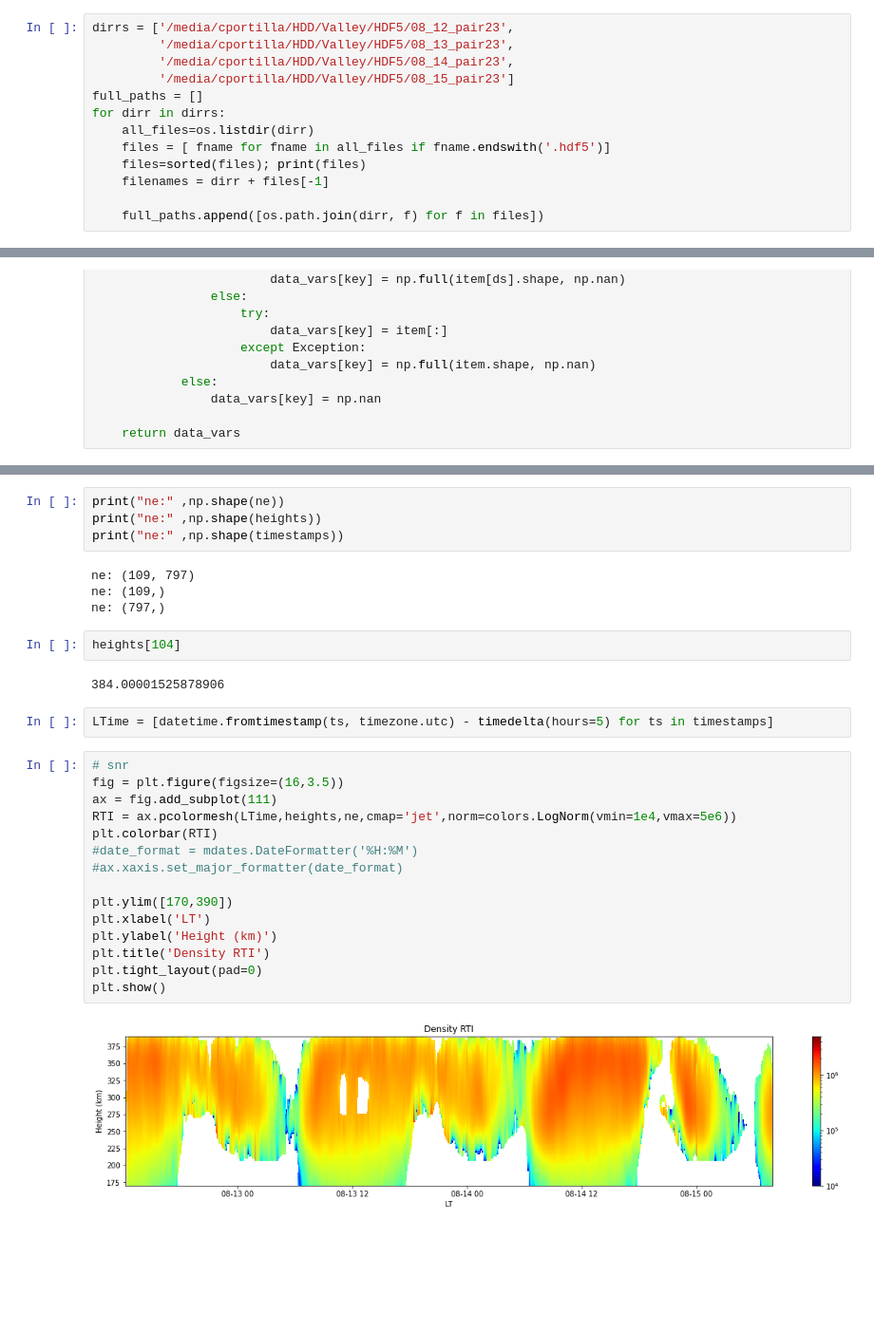
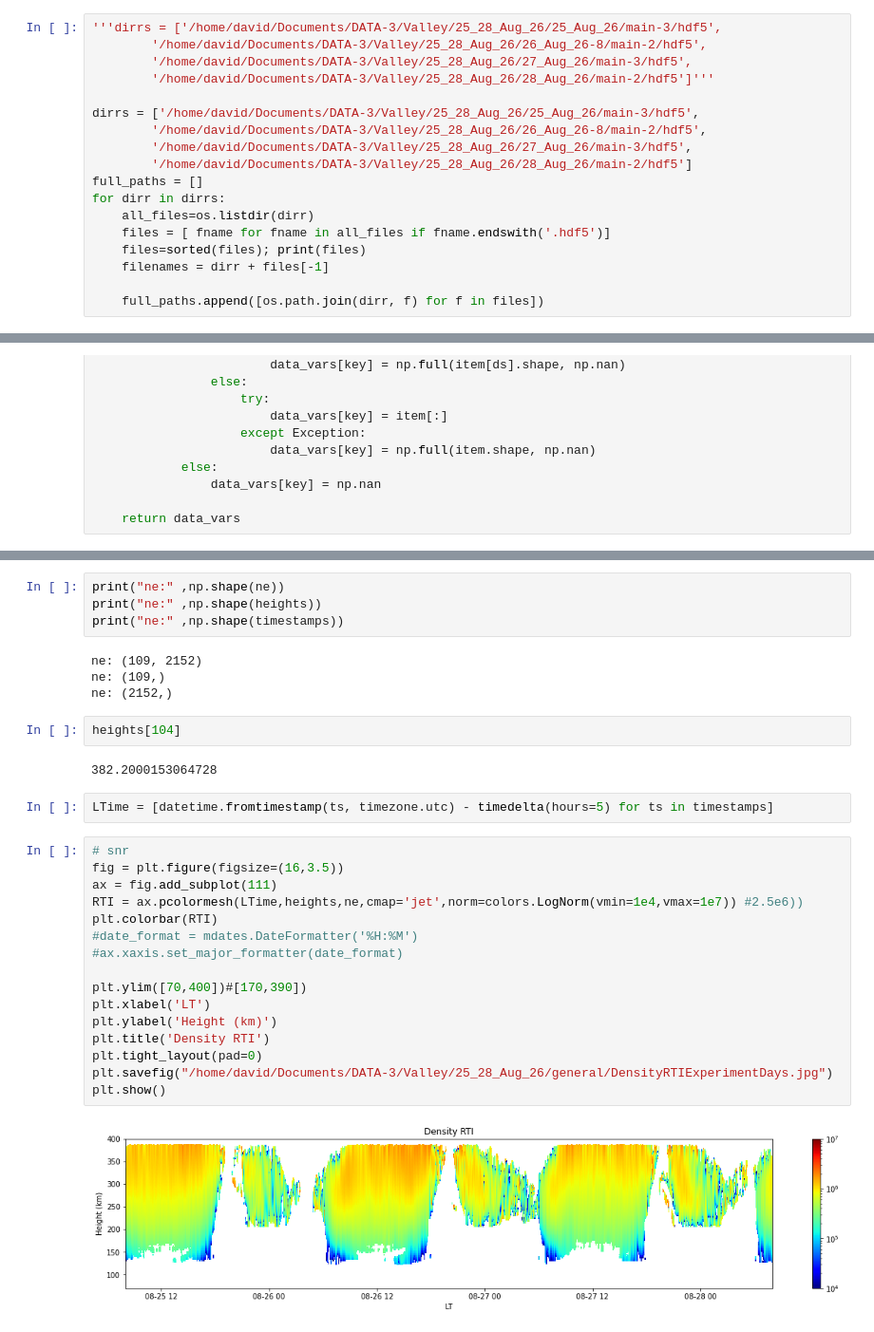
Before and after one commit to Chrispl02/Valley-Proc, a Jupyter notebook: Valley_Fullcampaign.ipynb, the cells around one changed output, grey strips where cells are left out. Shown at 95% size. Saved outputs shown, nothing was run; the diff lists cells and outputs as text; blank space fills up the shorter version.

Commit message:
New some changes in Valley Proc

```diff
--- a/Valley_Fullcampaign.ipynb
+++ b/Valley_Fullcampaign.ipynb
@@ -11,10 +11,15 @@ import matplotlib.pyplot as plt
 import matplotlib.colors as colors
 import matplotlib.dates as mdates
 # %%
-dirrs = ['/media/cportilla/HDD/Valley/HDF5/08_12_pair23',
-         '/media/cportilla/HDD/Valley/HDF5/08_13_pair23',
-         '/media/cportilla/HDD/Valley/HDF5/08_14_pair23',
-         '/media/cportilla/HDD/Valley/HDF5/08_15_pair23']
+'''dirrs = ['/home/david/Documents/DATA-3/Valley/25_28_Aug_26/25_Aug_26/main-3/hdf5',
+        '/home/david/Documents/DATA-3/Valley/25_28_Aug_26/26_Aug_26-8/main-2/hdf5',
+        '/home/david/Documents/DATA-3/Valley/25_28_Aug_26/27_Aug_26/main-3/hdf5',
+        '/home/david/Documents/DATA-3/Valley/25_28_Aug_26/28_Aug_26/main-2/hdf5']'''
+
+dirrs = ['/home/david/Documents/DATA-3/Valley/25_28_Aug_26/25_Aug_26/main-3/hdf5',
+        '/home/david/Documents/DATA-3/Valley/25_28_Aug_26/26_Aug_26-8/main-2/hdf5',
+        '/home/david/Documents/DATA-3/Valley/25_28_Aug_26/27_Aug_26/main-3/hdf5',
+        '/home/david/Documents/DATA-3/Valley/25_28_Aug_26/28_Aug_26/main-2/hdf5']
 full_paths = []
 for dirr in dirrs:
     all_files=os.listdir(dirr)
@@ -116,29 +123,30 @@ print("ne:" ,np.shape(ne))
 print("ne:" ,np.shape(heights))
 print("ne:" ,np.shape(timestamps))
 # %% [output]
-ne: (109, 797)
+ne: (109, 2152)
 ne: (109,)
-ne: (797,)
+ne: (2152,)
 # %%
 heights[104]
 # %% [output]
-384.00001525878906
+382.2000153064728
 # %%
 LTime = [datetime.fromtimestamp(ts, timezone.utc) - timedelta(hours=5) for ts in timestamps]
 # %%
 # snr
 fig = plt.figure(figsize=(16,3.5))
 ax = fig.add_subplot(111)
-RTI = ax.pcolormesh(LTime,heights,ne,cmap='jet',norm=colors.LogNorm(vmin=1e4,vmax=5e6))
+RTI = ax.pcolormesh(LTime,heights,ne,cmap='jet',norm=colors.LogNorm(vmin=1e4,vmax=1e7)) #2.5e6))
 plt.colorbar(RTI)
 #date_format = mdates.DateFormatter('%H:%M')
 #ax.xaxis.set_major_formatter(date_format)
 
-plt.ylim([170,390])
+plt.ylim([70,400])#[170,390])
 plt.xlabel('LT')
 plt.ylabel('Height (km)')
 plt.title('Density RTI')
 plt.tight_layout(pad=0)
+plt.savefig("/home/david/Documents/DATA-3/Valley/25_28_Aug_26/general/DensityRTIExperimentDays.jpg")
 plt.show()
 # %% [output]
-[figure, old version]
+[figure, new version]
```
Also changed, not shown: parts of 3 cells of this notebook, 20 other files.
